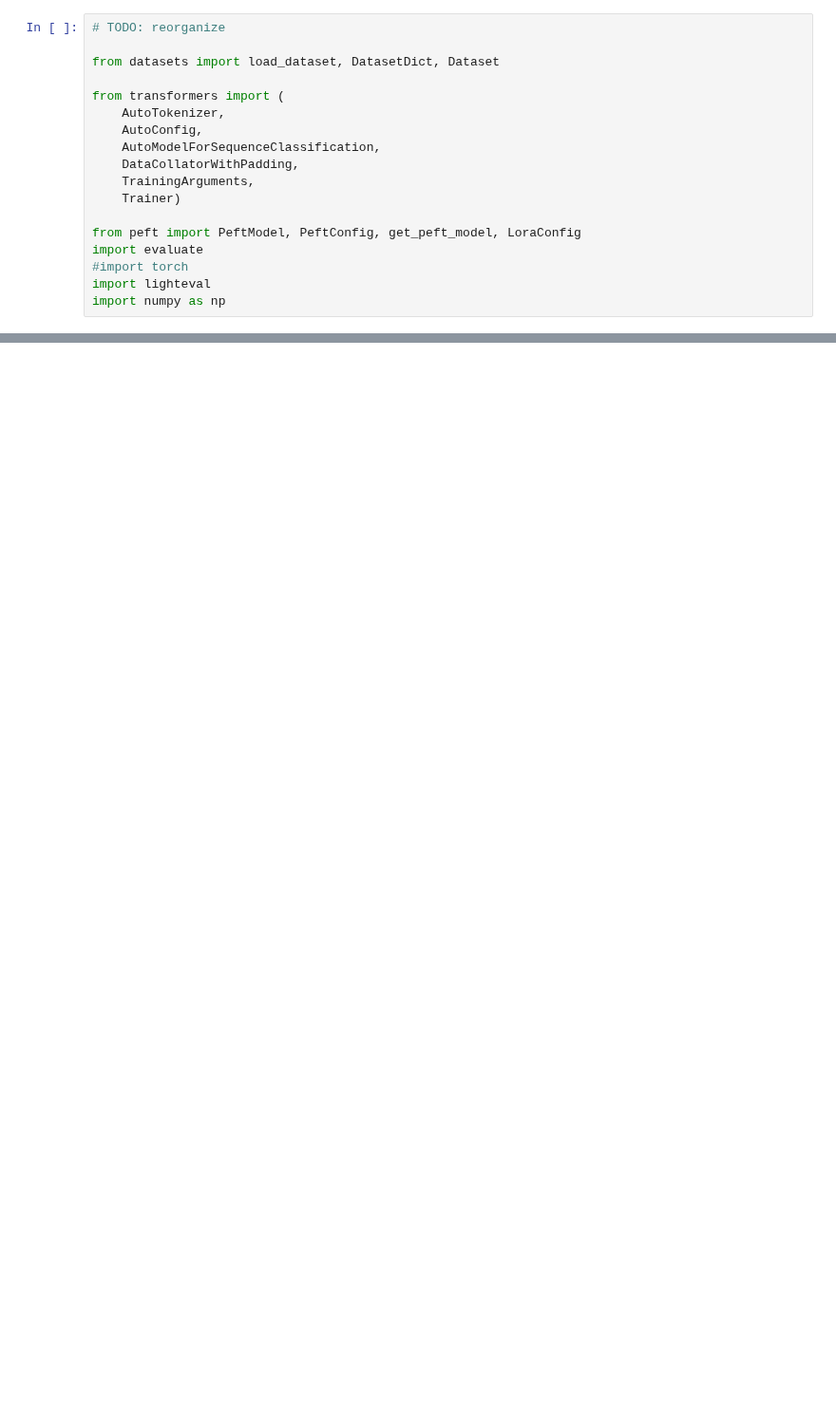
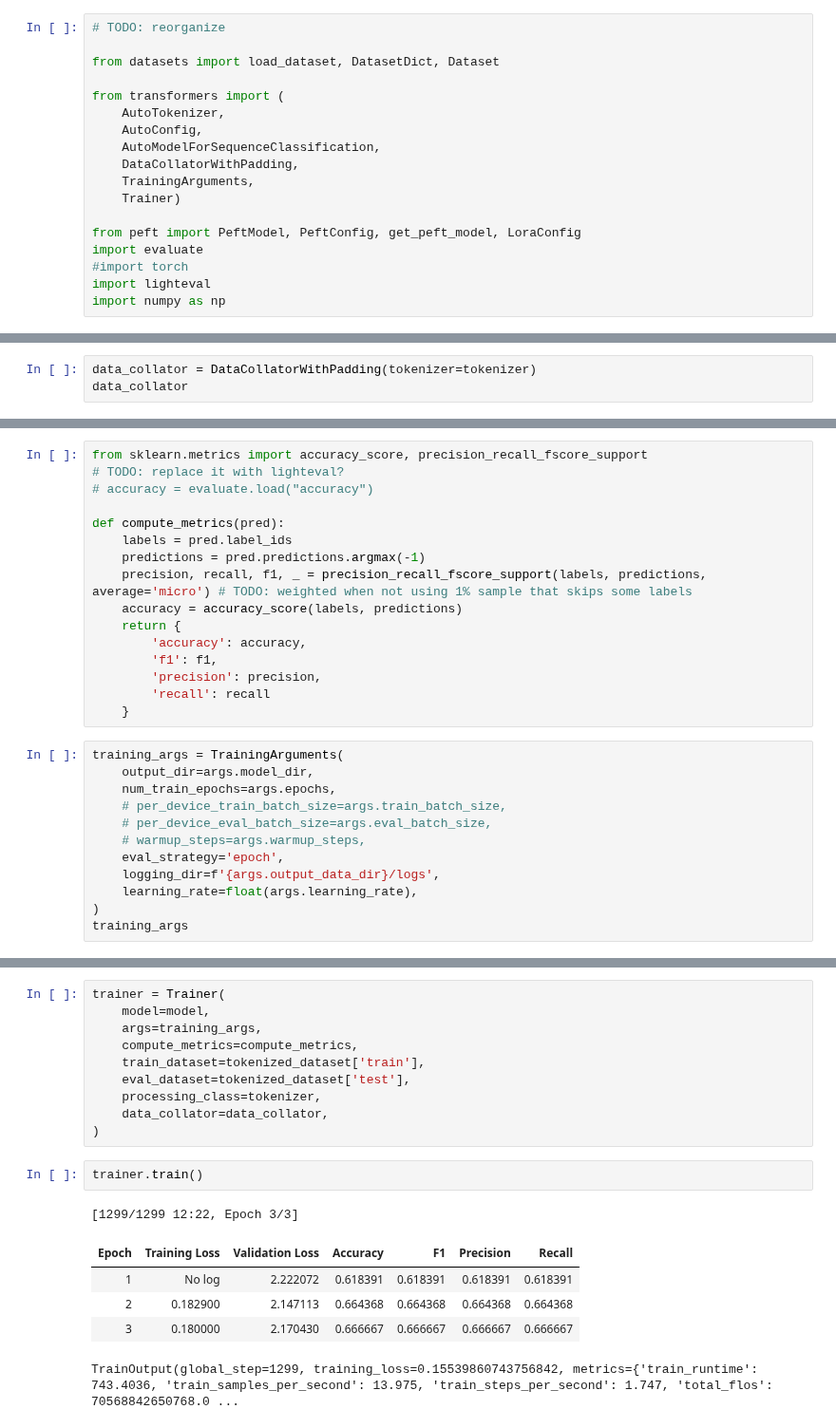
Before and after one commit to ka-steve/sagemaker_research_classification, a Jupyter notebook: src/05_tuning_basic/05_11_tuning_basic_playground.ipynb, the cells around one changed output, grey strips where cells are left out. Shown at 95% size. Saved outputs shown, nothing was run; the diff lists cells and outputs as text; blank space fills up the shorter version.

Commit message:
Ran first test Training on CPU

```diff
--- a/src/05_tuning_basic/05_11_tuning_basic_playground.ipynb
+++ b/src/05_tuning_basic/05_11_tuning_basic_playground.ipynb
@@ -101,0 +241,3 @@ model = AutoModelForSequenceClassification.from_pretrained(
+# %%
+data_collator = DataCollatorWithPadding(tokenizer=tokenizer)
+data_collator
@@ -101,0 +253,28 @@ model = AutoModelForSequenceClassification.from_pretrained(
+# %%
+from sklearn.metrics import accuracy_score, precision_recall_fscore_support
+# TODO: replace it with lighteval?
+# accuracy = evaluate.load("accuracy")
+
+def compute_metrics(pred):
+    labels = pred.label_ids
+    predictions = pred.predictions.argmax(-1)
+    precision, recall, f1, _ = precision_recall_fscore_support(labels, predictions, average='micro') # TODO: weighted when not using 1% sample that skips some labels
+    accuracy = accuracy_score(labels, predictions)
+    return {
+        'accuracy': accuracy,
+        'f1': f1,
+        'precision': precision,
+        'recall': recall
+    }
+# %%
+training_args = TrainingArguments(
+    output_dir=args.model_dir,
+    num_train_epochs=args.epochs,
+    # per_device_train_batch_size=args.train_batch_size,
+    # per_device_eval_batch_size=args.eval_batch_size,
+    # warmup_steps=args.warmup_steps,
+    eval_strategy='epoch',
+    logging_dir=f'{args.output_data_dir}/logs',
+    learning_rate=float(args.learning_rate),
+)
+training_args
@@ -101,0 +299,19 @@ model = AutoModelForSequenceClassification.from_pretrained(
+# %%
+trainer = Trainer(
+    model=model,
+    args=training_args,
+    compute_metrics=compute_metrics,
+    train_dataset=tokenized_dataset['train'],
+    eval_dataset=tokenized_dataset['test'],
+    processing_class=tokenizer,
+    data_collator=data_collator,
+)
+# %%
+trainer.train()
+# %% [output]
+[1299/1299 12:22, Epoch 3/3]
+| Epoch | Training Loss | Validation Loss | Accuracy | F1 | Precision | Recall |
+| 1 | No log | 2.222072 | 0.618391 | 0.618391 | 0.618391 | 0.618391 |
+| 2 | 0.182900 | 2.147113 | 0.664368 | 0.664368 | 0.664368 | 0.664368 |
+| 3 | 0.180000 | 2.170430 | 0.666667 | 0.666667 | 0.666667 | 0.666667 |
+TrainOutput(global_step=1299, training_loss=0.15539860743756842, metrics={'train_runtime': 743.4036, 'train_samples_per_second': 13.975, 'train_steps_per_second': 1.747, 'total_flos': 70568842650768.0 ...
```
Also changed, not shown: parts of 16 cells of this notebook, 6 other files.
